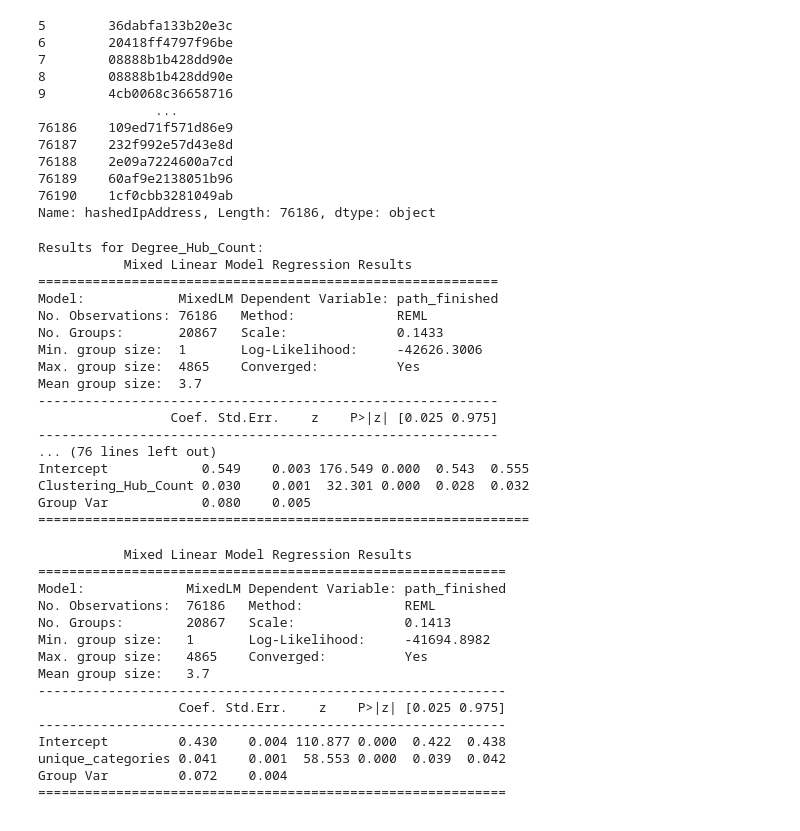
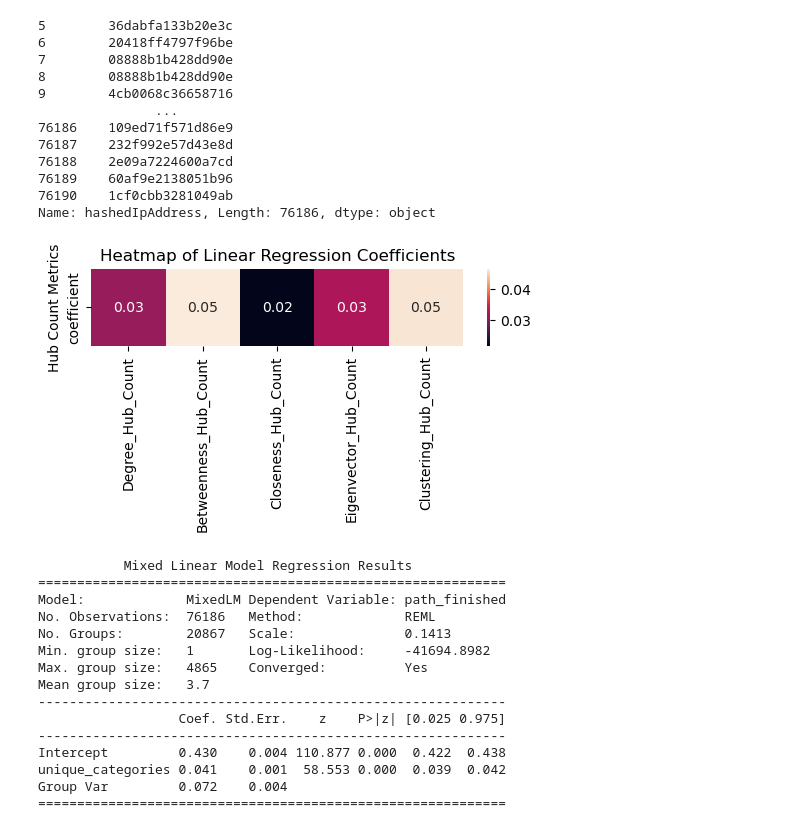
Before and after one commit to epfl-ada/ada-2023-project-epfldatadynamos, a Jupyter notebook: P3.ipynb, the cells around one changed output. Cells and saved outputs as stored; diff of their text form; code cells hidden in the pictures.

```diff
--- a/P3.ipynb
+++ b/P3.ipynb
@@ -821,35 +818,28 @@ df_player["hashedIpAddress"].apply(str)
 76189    60af9e2138051b96
 76190    1cf0cbb3281049ab
 Name: hashedIpAddress, Length: 76186, dtype: object
-# %%
-hub_counts = ["Degree_Hub_Count", "Betweenness_Hub_Count", "Closeness_Hub_Count",
-              "Eigenvector_Hub_Count", "Clustering_Hub_Count"]
-
-# Running the MixedLM for each hub count and printing the summary
-for hub_count in hub_counts:
-    model = smf.mixedlm(f"path_finished ~ {hub_count}", df_player, groups=df_player["hashedIpAddress"])
-    result = model.fit()
-    print(f"Results for {hub_count}:")
-    print(result.summary())
-    print("\n")
-# %% [output]
-Results for Degree_Hub_Count:
-           Mixed Linear Model Regression Results
-===========================================================
-Model:            MixedLM Dependent Variable: path_finished
-No. Observations: 76186   Method:             REML
-No. Groups:       20867   Scale:              0.1433
-Min. group size:  1       Log-Likelihood:     -42626.3006
-Max. group size:  4865    Converged:          Yes
-Mean group size:  3.7
------------------------------------------------------------
-                 Coef. Std.Err.    z    P>|z| [0.025 0.975]
------------------------------------------------------------
-... (76 lines left out)
-Intercept            0.549    0.003 176.549 0.000  0.543  0.555
-Clustering_Hub_Count 0.030    0.001  32.301 0.000  0.028  0.032
-Group Var            0.080    0.005
-===============================================================
+# %%
+
+df_player.columns = df_player.columns.str.replace(' ', '_')
+
+hub_counts = ["Degree_Hub_Count", "Betweenness_Hub_Count", "Closeness_Hub_Count",
+              "Eigenvector_Hub_Count", "Clustering_Hub_Count"]
+
+coefficients = pd.DataFrame(columns=['coefficient'], index=hub_counts)
+
+for hub_count in hub_counts:
+    model = smf.ols(f"path_finished ~ {hub_count}", df_player)
+    result = model.fit()
+    coefficients.loc[hub_count, 'coefficient'] = result.params[hub_count]
+coefficients['coefficient'] = coefficients['coefficient'].astype(float)
+
+plt.figure(figsize=(6, 1))
+sns.heatmap(coefficients.transpose(), annot=True, fmt=".2f")
+plt.title('Heatmap of Linear Regression Coefficients')
+plt.ylabel('Hub Count Metrics')
+plt.show()
+# %% [output]
+[figure, added]
 # %%
 model = smf.mixedlm("path_finished ~ unique_categories", df_player, groups=df_player["hashedIpAddress"])
 result = model.fit()
```
Also changed, not shown: parts of 8 cells of this notebook, 1 other file.
